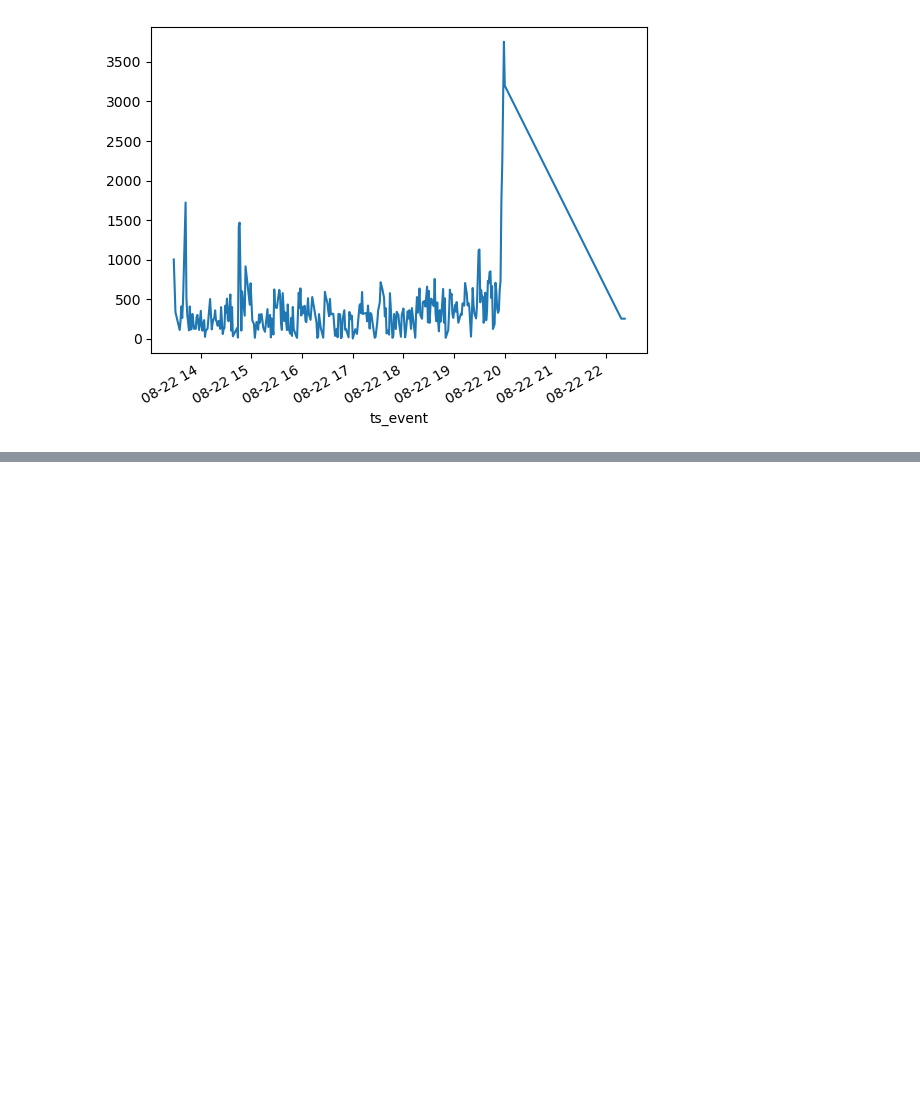
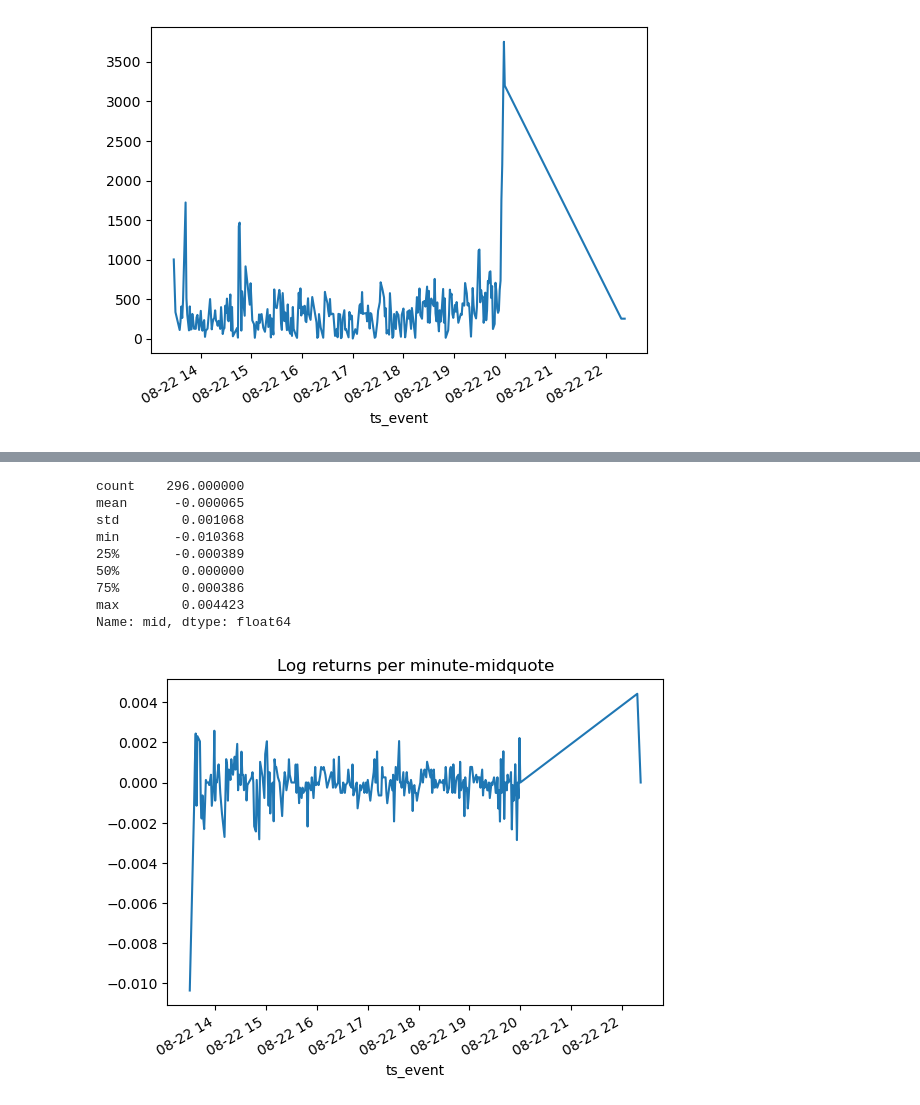
Before and after one commit to amchugh2/230x_team_repo, a Jupyter notebook: hw1_shash.ipynb, the cells around one changed output, grey strips where cells are left out. Saved outputs shown, nothing was run; the diff lists cells and outputs as text; code cells hidden in the pictures; blank space fills up the shorter version.

```diff
--- a/hw1_shash.ipynb
+++ b/hw1_shash.ipynb
@@ -171,0 +215,15 @@ cake_trades['test_ask']
+# %%
+cake_logret_mpq_1m=np.log(cake_mid_1m).diff()
+cake_logret_mpq_1m.plot(title="Log returns per minute-midquote")
+cake_logret_mpq_1m.describe()
+# %% [output]
+count    296.000000
+mean      -0.000065
+std        0.001068
+min       -0.010368
+25%       -0.000389
+50%        0.000000
+75%        0.000386
+max        0.004423
+Name: mid, dtype: float64
+[figure, added]
```
Also changed, not shown: parts of 22 cells of this notebook, 1 other file.
